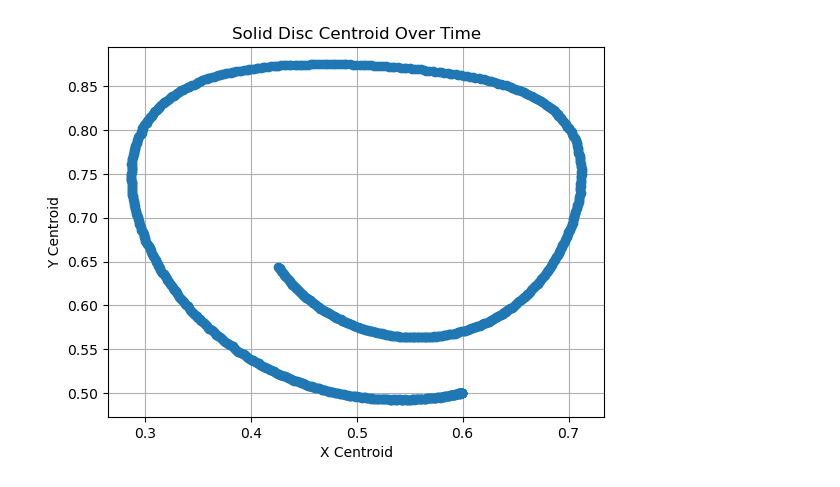
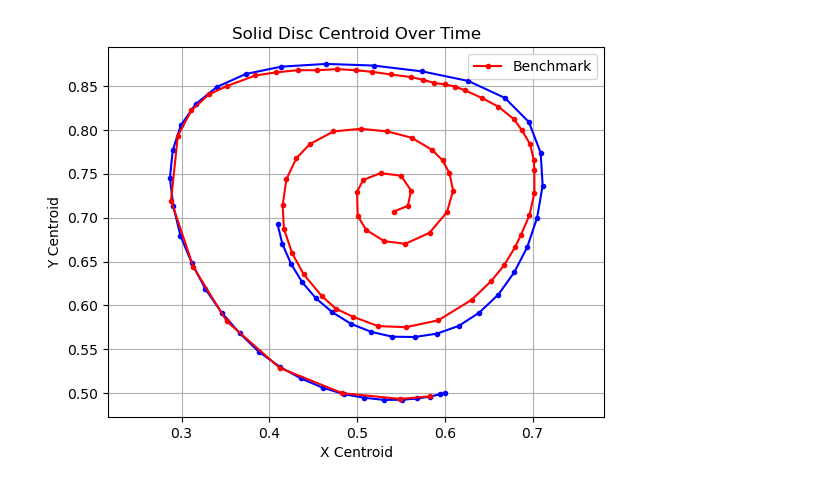
Before and after one commit to samanseifi/pyRMT, a Jupyter notebook: centroid.ipynb, the cells around one changed output. Saved outputs shown, nothing was run; the diff lists cells and outputs as text; code cells hidden in the pictures.

Commit message:
Adding benchmark results

```diff
--- a/centroid.ipynb
+++ b/centroid.ipynb
@@ -4,6 +4,7 @@ import os
 import h5py
 import numpy as np
 import matplotlib.pyplot as plt
+
 def get_centroid(phi, X, Y):
     """Compute the centroid of the region phi <= 0."""
     mask = (phi <= 0)
@@ -24,35 +25,48 @@ def main():
     # Assume all your phi fields have the same shape:
     sample = h5py.File(os.path.join(frames_dir, sorted(os.listdir(frames_dir))[0]), 'r')
     phi0 = sample['phi'][:]
     sample.close()
 
     Nx, Ny = phi0.shape
     x = np.linspace(0, 1, Ny)
     y = np.linspace(0, 1, Nx)
     X, Y = np.meshgrid(x, y)
 
     centroids = []
     for filename in sorted(os.listdir(frames_dir)):
         if not filename.endswith('.h5'):
             continue
         with h5py.File(os.path.join(frames_dir, filename), 'r') as f:
             phi = f['phi'][:]
         c = get_centroid(phi, X, Y)
         if c is not None:
             centroids.append(c)
 
     centroids = np.array(centroids)
-    plt.plot(centroids[:,0], centroids[:,1], 'o-')
+    # Plot every 5th centroid to reduce point frequency
+    x = centroids[::20, 0]
+    y = centroids[::20, 1]
+
+    plt.plot(x, y, 'o-', markersize=3, color='blue')
+
+    # open csv file to get benchmark data
+    benchmark_file = 'Seg_1024x1024.csv'
+    if os.path.exists(benchmark_file):
+        benchmark_data = np.loadtxt(benchmark_file, delimiter=',', skiprows=1)
+        plt.plot(benchmark_data[:, 0], benchmark_data[:, 1], 'o-', markersize=3, color='red', label='Benchmark')
+        plt.legend()
+
     plt.xlabel('X Centroid')
     plt.ylabel('Y Centroid')
     plt.title('Solid Disc Centroid Over Time')
     plt.grid()
+    plt.axis('equal')
     plt.show()
 
 if __name__ == '__main__':
     main()
 # %% [output]
-[figure, old version]
+[figure, new version]
 # %%
 # plot area over time
 def plot_area_over_time(frames_dir):
```
Also changed, not shown: parts of 1 cell of this notebook, 1 other file.
